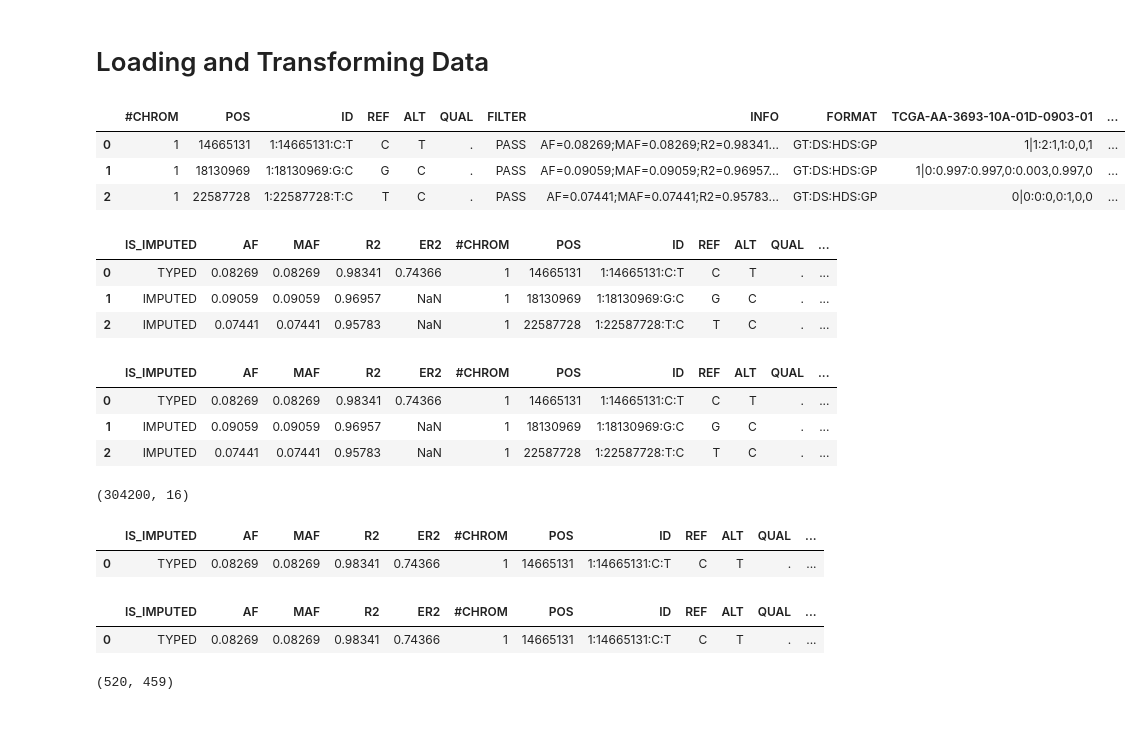
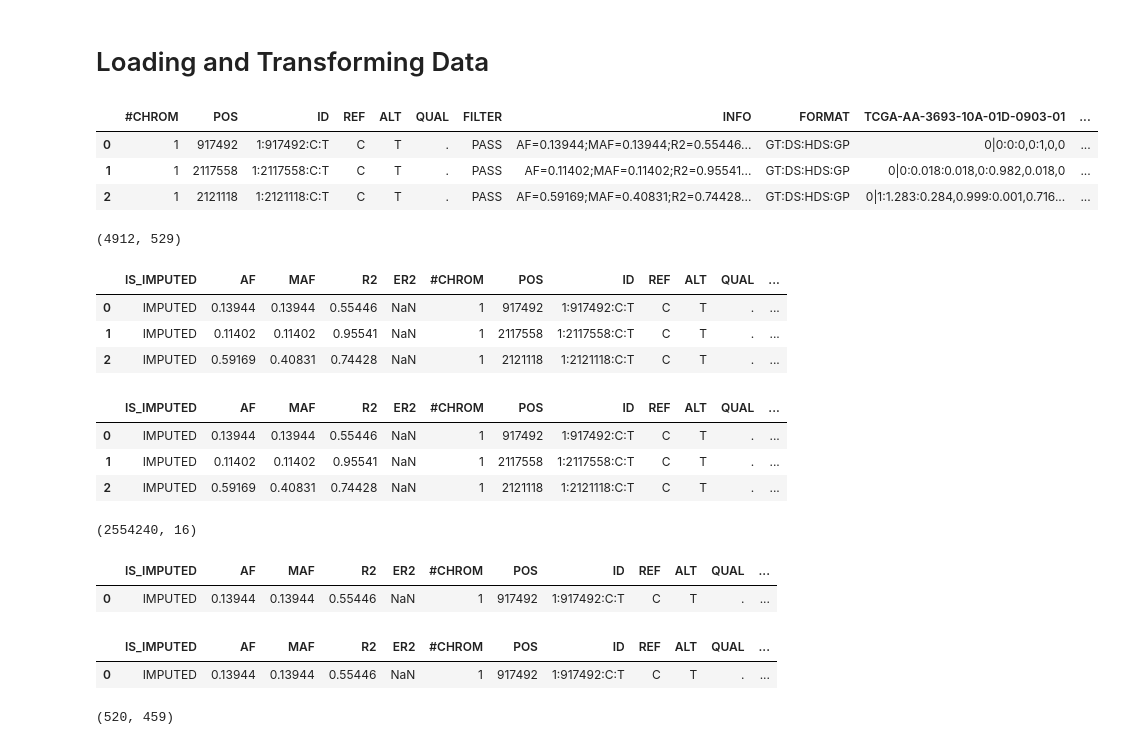
Before and after one commit to SharonPeled/microsatellite-instability-classification, a Jupyter notebook: data/variant_classification/final_labels.ipynb, the cells around one changed output. Saved outputs shown, nothing was run; the diff lists cells and outputs as text; code cells hidden in the pictures.

```diff
--- a/data/variant_classification/final_labels.ipynb
+++ b/data/variant_classification/final_labels.ipynb
@@ -47,14 +50,17 @@ conflicts in labels - how to resolve..
 # %% [markdown]
 # Loading and Transforming Data
 # %%
-df = pd.read_csv('VCF_and_Matched_RACE.2023-04-23.csv')
+# df = pd.read_csv('VCF_and_Matched_RACE.2023-04-23.csv')
+df = pd.read_csv('df_dna.csv')
 df.drop(columns=['TCGA-AA-3531-10A-01D-0819-01', 'TCGA-AA-3531-11A-01D-1550-01'], inplace=True)
-df.head(3)
+display(df.head(3))
+display(df.shape)
 # %% [output]
 |  | #CHROM | POS | ID | REF | ALT | QUAL | FILTER | INFO | FORMAT | TCGA-AA-3693-10A-01D-0903-01 | ... |
-| 0 | 1 | 14665131 | 1:14665131:C:T | C | T | . | PASS | AF=0.08269;MAF=0.08269;R2=0.98341... | GT:DS:HDS:GP | 1|1:2:1,1:0,0,1 | ... |
-| 1 | 1 | 18130969 | 1:18130969:G:C | G | C | . | PASS | AF=0.09059;MAF=0.09059;R2=0.96957... | GT:DS:HDS:GP | 1|0:0.997:0.997,0:0.003,0.997,0 | ... |
-| 2 | 1 | 22587728 | 1:22587728:T:C | T | C | . | PASS | AF=0.07441;MAF=0.07441;R2=0.95783... | GT:DS:HDS:GP | 0|0:0:0,0:1,0,0 | ... |
+| 0 | 1 | 917492 | 1:917492:C:T | C | T | . | PASS | AF=0.13944;MAF=0.13944;R2=0.55446... | GT:DS:HDS:GP | 0|0:0:0,0:1,0,0 | ... |
+| 1 | 1 | 2117558 | 1:2117558:C:T | C | T | . | PASS | AF=0.11402;MAF=0.11402;R2=0.95541... | GT:DS:HDS:GP | 0|0:0.018:0.018,0:0.982,0.018,0 | ... |
+| 2 | 1 | 2121118 | 1:2121118:C:T | C | T | . | PASS | AF=0.59169;MAF=0.40831;R2=0.74428... | GT:DS:HDS:GP | 0|1:1.283:0.284,0.999:0.001,0.716... | ... |
+(4912, 529)
 # %%
 records = []
 for i, row in df.iterrows():
@@ -72,9 +78,9 @@ df = pd.concat([pd.DataFrame.from_records(records), df], axis=1)
 df.head(3)
 # %% [output]
 |  | IS_IMPUTED | AF | MAF | R2 | ER2 | #CHROM | POS | ID | REF | ALT | QUAL | ... |
-| 0 | TYPED | 0.08269 | 0.08269 | 0.98341 | 0.74366 | 1 | 14665131 | 1:14665131:C:T | C | T | . | ... |
-| 1 | IMPUTED | 0.09059 | 0.09059 | 0.96957 | NaN | 1 | 18130969 | 1:18130969:G:C | G | C | . | ... |
-| 2 | IMPUTED | 0.07441 | 0.07441 | 0.95783 | NaN | 1 | 22587728 | 1:22587728:T:C | T | C | . | ... |
+| 0 | IMPUTED | 0.13944 | 0.13944 | 0.55446 | NaN | 1 | 917492 | 1:917492:C:T | C | T | . | ... |
+| 1 | IMPUTED | 0.11402 | 0.11402 | 0.95541 | NaN | 1 | 2117558 | 1:2117558:C:T | C | T | . | ... |
+| 2 | IMPUTED | 0.59169 | 0.40831 | 0.74428 | NaN | 1 | 2121118 | 1:2121118:C:T | C | T | . | ... |
 # %%
 attr_cols = pd.Series(df.columns[~df.columns.str.startswith('TCGA')])
 sample_ids = pd.Series(df.columns[df.columns.str.startswith('TCGA')])
@@ -84,7 +90,7 @@ display(df_t.head(3))
 display(df_t.shape)
 # %% [output]
 |  | IS_IMPUTED | AF | MAF | R2 | ER2 | #CHROM | POS | ID | REF | ALT | QUAL | ... |
-| 0 | TYPED | 0.08269 | 0.08269 | 0.98341 | 0.74366 | 1 | 14665131 | 1:14665131:C:T | C | T | . | ... |
-| 1 | IMPUTED | 0.09059 | 0.09059 | 0.96957 | NaN | 1 | 18130969 | 1:18130969:G:C | G | C | . | ... |
-| 2 | IMPUTED | 0.07441 | 0.07441 | 0.95783 | NaN | 1 | 22587728 | 1:22587728:T:C | T | C | . | ... |
+| 0 | IMPUTED | 0.13944 | 0.13944 | 0.55446 | NaN | 1 | 917492 | 1:917492:C:T | C | T | . | ... |
+| 1 | IMPUTED | 0.11402 | 0.11402 | 0.95541 | NaN | 1 | 2117558 | 1:2117558:C:T | C | T | . | ... |
+| 2 | IMPUTED | 0.59169 | 0.40831 | 0.74428 | NaN | 1 | 2121118 | 1:2121118:C:T | C | T | . | ... |
-(304200, 16)
+(2554240, 16)
@@ -91,5 +99,4 @@ display(df_t.shape)
 # %%
-df_t['patient_id'] = df_t['sample_id'].apply(lambda e: e[:12])
 df_t['GT'] = df_t.gt_scores.apply(lambda elem: int(elem[0]) + int(elem[2]))
 df_t['GP'] = df_t.gt_scores.apply(lambda elem: elem.split(':')[-1])
 df_t['GP'] = df_t['GP'].apply(lambda elem: eval(f'[{elem}]'))
@@ -99,7 +106,7 @@ df_t['HDS'] = df_t['HDS'].apply(lambda elem: eval(f'[{elem}]'))
 df_t.head(1)
 # %% [output]
 |  | IS_IMPUTED | AF | MAF | R2 | ER2 | #CHROM | POS | ID | REF | ALT | QUAL | ... |
-| 0 | TYPED | 0.08269 | 0.08269 | 0.98341 | 0.74366 | 1 | 14665131 | 1:14665131:C:T | C | T | . | ... |
+| 0 | IMPUTED | 0.13944 | 0.13944 | 0.55446 | NaN | 1 | 917492 | 1:917492:C:T | C | T | . | ... |
 # %%
 # for i in range(4):
 #     print(df_t.sample_id.apply(lambda e:e.split('-')[3+i]).unique())
@@ -108,7 +115,7 @@ df_t['sample_type'] = df_t.sample_id.apply(lambda e:e.split('-')[3][:2])
 df_t.head(1)
 # %% [output]
 |  | IS_IMPUTED | AF | MAF | R2 | ER2 | #CHROM | POS | ID | REF | ALT | QUAL | ... |
-| 0 | TYPED | 0.08269 | 0.08269 | 0.98341 | 0.74366 | 1 | 14665131 | 1:14665131:C:T | C | T | . | ... |
+| 0 | IMPUTED | 0.13944 | 0.13944 | 0.55446 | NaN | 1 | 917492 | 1:917492:C:T | C | T | . | ... |
 # %%
 df_t.sample_id.nunique(), df_t.patient_id.nunique()
 # %% [output]
```
Also changed, not shown: parts of 27 cells of this notebook.
